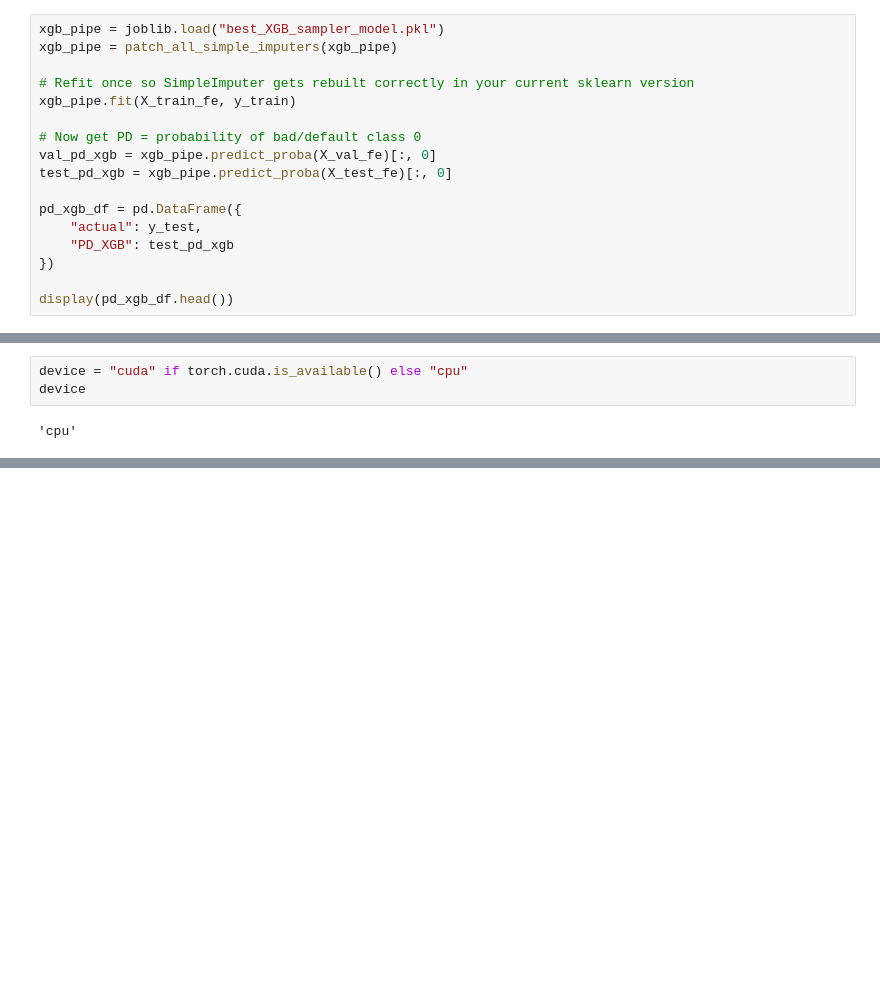
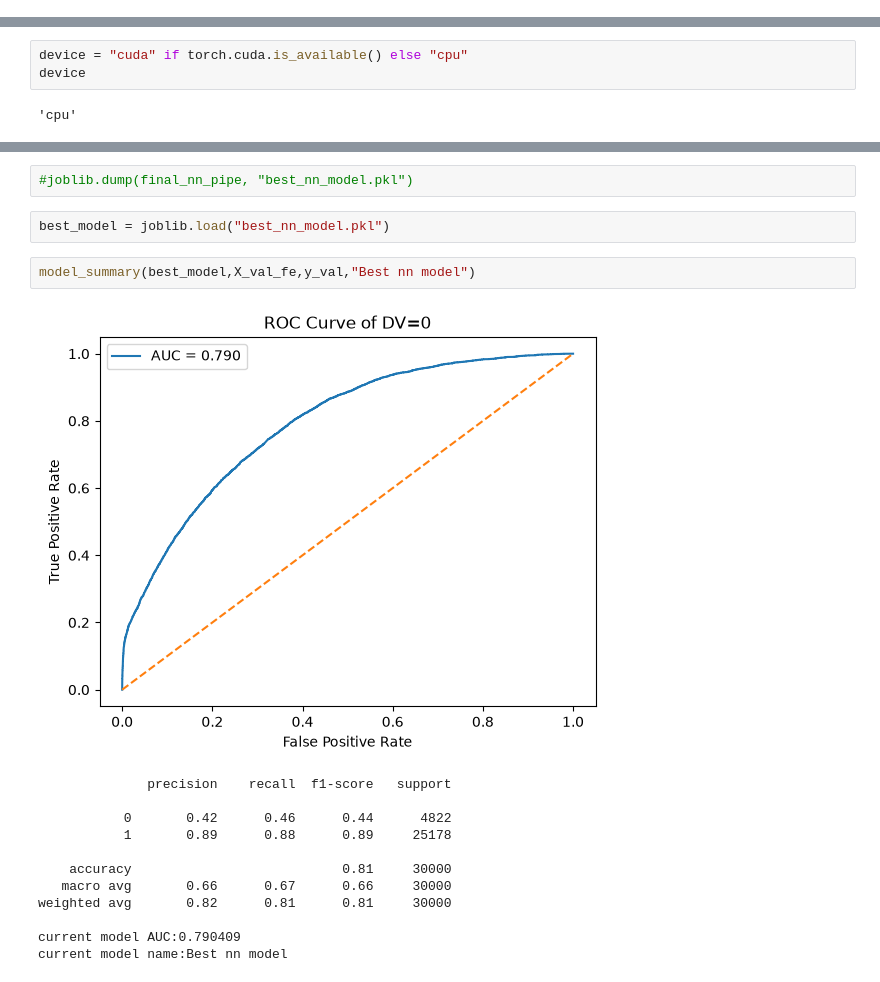
Before and after one commit to Julioccs95/STAT468, a Jupyter notebook: Third_stage.ipynb, the cells around one changed output, grey strips where cells are left out. Drawn from its saved outputs; the diff is of its cells as text; blank space fills up the shorter version.

```diff
--- a/Third_stage.ipynb
+++ b/Third_stage.ipynb
@@ -1491,17 +64,0 @@ Test Confusion Matrix:
-# %%
-xgb_pipe = joblib.load("best_XGB_sampler_model.pkl")
-xgb_pipe = patch_all_simple_imputers(xgb_pipe)
-
-# Refit once so SimpleImputer gets rebuilt correctly in your current sklearn version
-xgb_pipe.fit(X_train_fe, y_train)
-
-# Now get PD = probability of bad/default class 0
-val_pd_xgb = xgb_pipe.predict_proba(X_val_fe)[:, 0]
-test_pd_xgb = xgb_pipe.predict_proba(X_test_fe)[:, 0]
-
-pd_xgb_df = pd.DataFrame({
-    "actual": y_test,
-    "PD_XGB": test_pd_xgb
-})
-
-display(pd_xgb_df.head())
@@ -1892,0 +514,19 @@ It used L2 regularization with C = 0.01, making it an interpretable model for es
+# %%
+#joblib.dump(final_nn_pipe, "best_nn_model.pkl")
+# %%
+best_model = joblib.load("best_nn_model.pkl")
+# %%
+model_summary(best_model,X_val_fe,y_val,"Best nn model")
+# %% [output]
+[figure, added]
+              precision    recall  f1-score   support
+
+           0       0.42      0.46      0.44      4822
+           1       0.89      0.88      0.89     25178
+
+    accuracy                           0.81     30000
+   macro avg       0.66      0.67      0.66     30000
+weighted avg       0.82      0.81      0.81     30000
+
+current model AUC:0.790409
+current model name:Best nn model
```
Also changed, not shown: parts of 62 cells of this notebook.
